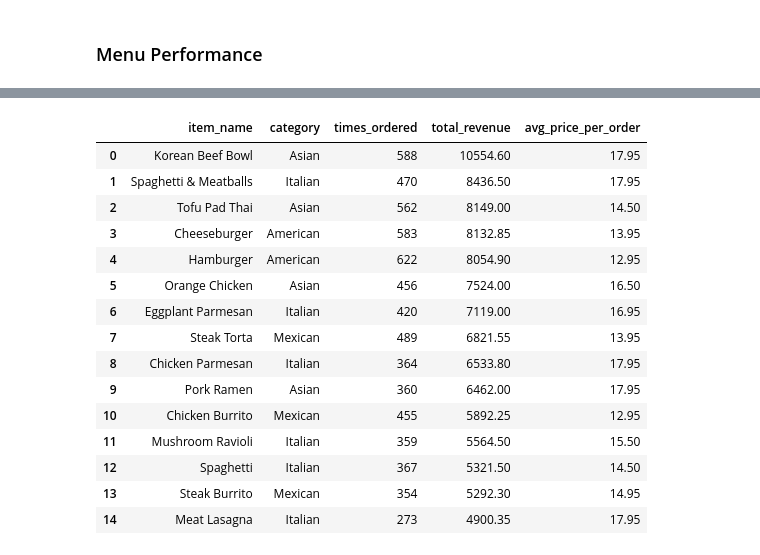
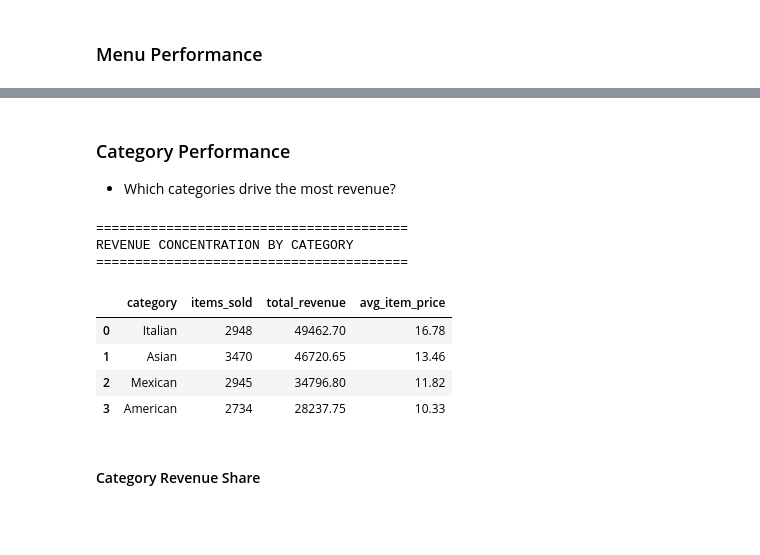
Before and after one commit to DonnahM/Restaurant_analytics-, a Jupyter notebook: restaurant_operations_analysis.ipynb, the cells around one changed output, grey strips where cells are left out. Drawn from its saved outputs; the diff is of its cells as text; code cells hidden in the pictures; blank space fills up the shorter version.

Commit message:
"Progress core analysis and insights"

```diff
--- a/restaurant_operations_analysis.ipynb
+++ b/restaurant_operations_analysis.ipynb
@@ -420,23 +540,0 @@ Rank   Item Name                      Category     Orders     Total Revenue
-# %%
-# Bottom 10 Worst Performers
-print("\n" + "=" * 80)
-print("BOTTOM 10 LOWEST-REVENUE ITEMS (CANDIDATES FOR REMOVAL)")
-print("=" * 80)
-
-cursor.execute("""
-SELECT
-    item_name,
-    category,
-    COUNT(*) AS times_ordered,
-    ROUND(SUM(revenue), 2) AS total_revenue,
-    ROUND(SUM(revenue) / COUNT(*), 2) AS avg_price_per_order
-FROM order_analysis
-GROUP BY item_name, category
-ORDER BY total_revenue ASC
-LIMIT 10
-               """)
-Worst_performers = cursor.fetchall()
-print(f"{'Rank':<6} {'Item Name':<30} {'Category':<12} {'Orders':<10} {'Total Revenue':<18} {'Avg Price':<12}")
-for rank, row in enumerate(Worst_performers, 1):
-    item_name, category, times_ordered, total_revenue, avg_price = row
-    print(f"{rank:<6} {item_name:<30} {category:<12} {times_ordered:<10} ${total_revenue:>15,.2f}  ${avg_price:>10,.2f}")
@@ -458,31 +541,31 @@ Rank   Item Name                      Category     Orders     Total Revenue
+# %% [markdown]
+### Category Performance
+
+- Which categories drive the most revenue?
 # %%
-#Top 15 Revenue Generators
+#Revenue Concentration by Category
+print("\n" + "=" * 40)
+print("REVENUE CONCENTRATION BY CATEGORY")
+print("=" * 40)
+
 pd.read_sql_query("""
 SELECT
-    item_name,
     category,
-    COUNT(*) AS times_ordered,
+    COUNT(*) AS items_sold,
     ROUND(SUM(revenue), 2) AS total_revenue,
-    ROUND(SUM(revenue) / COUNT(*), 2) AS avg_price_per_order
+    ROUND(AVG(revenue), 2) AS avg_item_price
 FROM order_analysis
-GROUP BY item_name, category
-ORDER BY total_revenue DESC
-LIMIT 15
+GROUP BY category
+ORDER BY total_revenue DESC;
 """, conn)
 # %% [output]
+========================================
+REVENUE CONCENTRATION BY CATEGORY
+========================================
-|  | item_name | category | times_ordered | total_revenue | avg_price_per_order |
-| 0 | Korean Beef Bowl | Asian | 588 | 10554.60 | 17.95 |
-| 1 | Spaghetti & Meatballs | Italian | 470 | 8436.50 | 17.95 |
-| 2 | Tofu Pad Thai | Asian | 562 | 8149.00 | 14.50 |
-| 3 | Cheeseburger | American | 583 | 8132.85 | 13.95 |
-| 4 | Hamburger | American | 622 | 8054.90 | 12.95 |
-| 5 | Orange Chicken | Asian | 456 | 7524.00 | 16.50 |
-| 6 | Eggplant Parmesan | Italian | 420 | 7119.00 | 16.95 |
-| 7 | Steak Torta | Mexican | 489 | 6821.55 | 13.95 |
-| 8 | Chicken Parmesan | Italian | 364 | 6533.80 | 17.95 |
-| 9 | Pork Ramen | Asian | 360 | 6462.00 | 17.95 |
-| 10 | Chicken Burrito | Mexican | 455 | 5892.25 | 12.95 |
-| 11 | Mushroom Ravioli | Italian | 359 | 5564.50 | 15.50 |
-| 12 | Spaghetti | Italian | 367 | 5321.50 | 14.50 |
-| 13 | Steak Burrito | Mexican | 354 | 5292.30 | 14.95 |
-| 14 | Meat Lasagna | Italian | 273 | 4900.35 | 17.95 |
+|  | category | items_sold | total_revenue | avg_item_price |
+| 0 | Italian | 2948 | 49462.70 | 16.78 |
+| 1 | Asian | 3470 | 46720.65 | 13.46 |
+| 2 | Mexican | 2945 | 34796.80 | 11.82 |
+| 3 | American | 2734 | 28237.75 | 10.33 |
+# %% [markdown]
+#### Category Revenue Share
```
Also changed, not shown: parts of 19 cells of this notebook, 1 other file.
